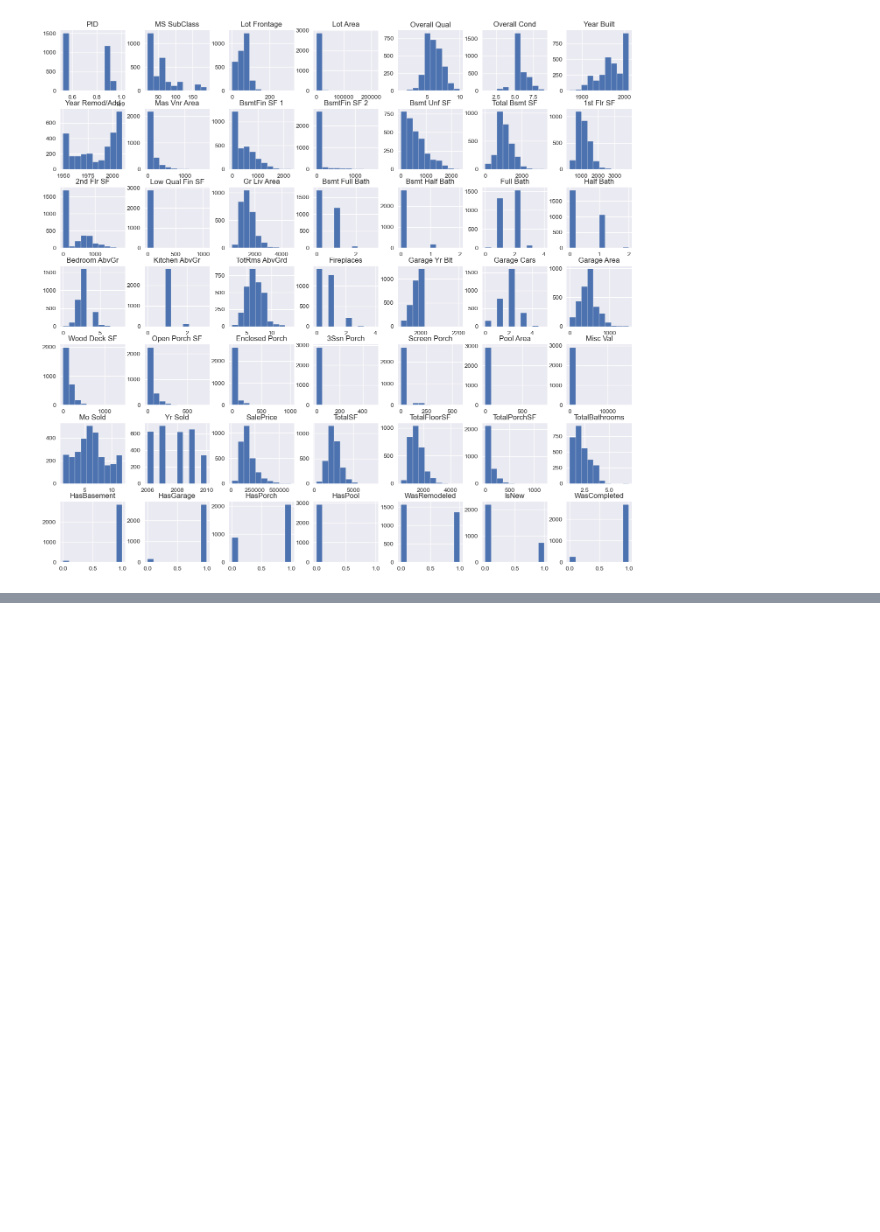
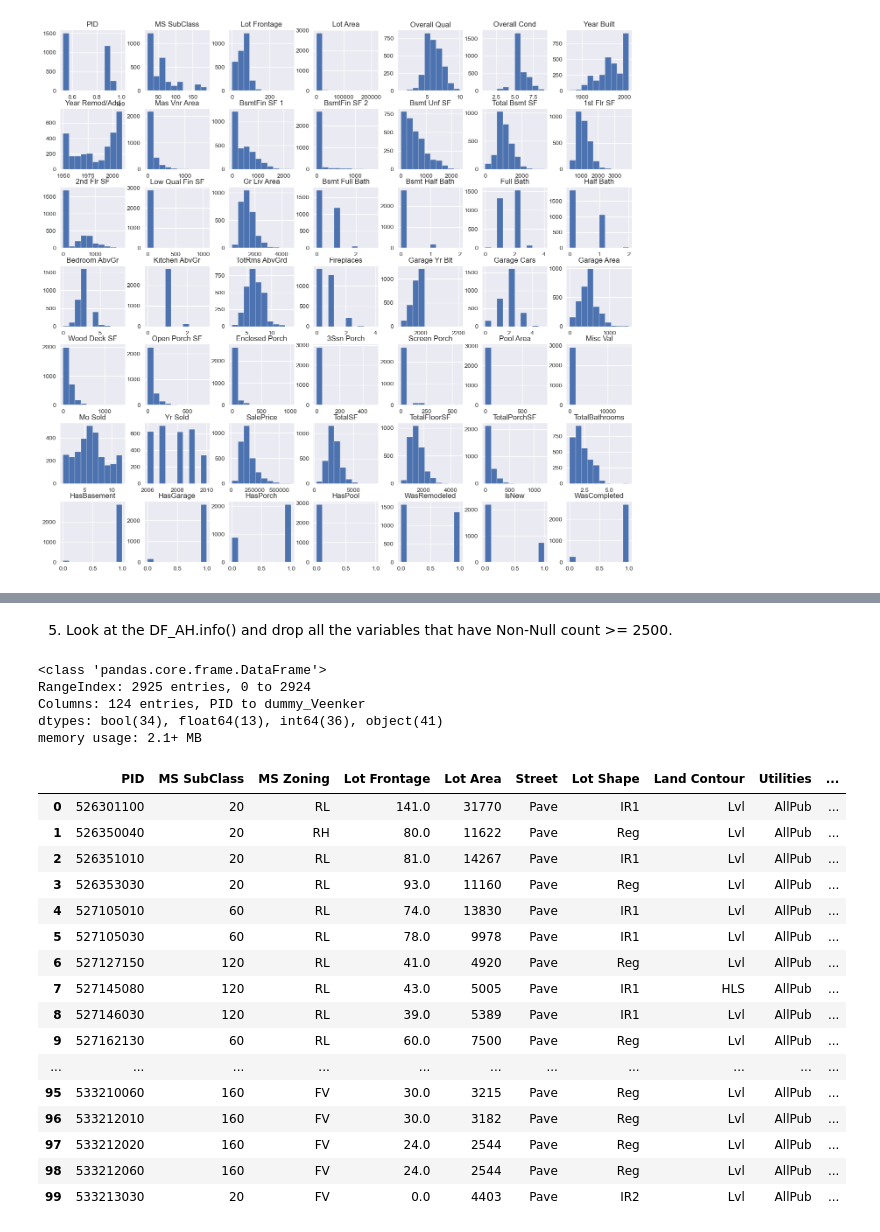
Before and after one commit to sah9j/MidtermProject3550, a Jupyter notebook: Data3550MidPro_MAIN.ipynb, the cells around one changed output, grey strips where cells are left out. Saved outputs shown, nothing was run; the diff lists cells and outputs as text; code cells hidden in the pictures; blank space fills up the shorter version.

```diff
--- a/Data3550MidPro_MAIN.ipynb
+++ b/Data3550MidPro_MAIN.ipynb
@@ -120,0 +90,14 @@ plt.show()
+# %%
+# Create dummy variables for the column 'Foundation'
+
+# Create dummy variables
+dummy_variables = pd.get_dummies(df_ah['Foundation'], prefix='dummy')
+
+# Concatenate the dummy variables with the original DataFrame
+df_ah = pd.concat([df_ah, dummy_variables], axis=1)
+
+# Drop the original column if needed
+df_ah = df_ah.drop('Foundation', axis=1)
+
+# Display the resulting DataFrame
+df_ah.head()
@@ -120,0 +120,14 @@ plt.show()
+# %%
+# Create dummy variables for the column 'Foundation'
+
+# Create dummy variables
+dummy_variables = pd.get_dummies(df_ah['Neighborhood'], prefix='dummy')
+
+# Concatenate the dummy variables with the original DataFrame
+df_ah = pd.concat([df_ah, dummy_variables], axis=1)
+
+# Drop the original column if needed
+df_ah = df_ah.drop('Neighborhood', axis=1)
+
+# Display the resulting DataFrame
+df_ah.head()
@@ -120,0 +141,35 @@ plt.show()
+# %% [markdown]
+5) Look at the DF_AH.info() and drop all the variables that have Non-Null count >= 2500.
+# %%
+# Display information about the DataFrame
+df_ah.info()
+
+# Create a new DataFrame with columns having non-null counts >= 2500
+min_non_null_count = 2500
+filtered_df = df_ah.dropna(axis=1, thresh=min_non_null_count)
+
+# Display the resulting DataFrame
+filtered_df.head(100)
+# %% [output]
+<class 'pandas.core.frame.DataFrame'>
+RangeIndex: 2925 entries, 0 to 2924
+Columns: 124 entries, PID to dummy_Veenker
+dtypes: bool(34), float64(13), int64(36), object(41)
+memory usage: 2.1+ MB
+|  | PID | MS SubClass | MS Zoning | Lot Frontage | Lot Area | Street | Lot Shape | Land Contour | Utilities | ... |
+| 0 | 526301100 | 20 | RL | 141.0 | 31770 | Pave | IR1 | Lvl | AllPub | ... |
+| 1 | 526350040 | 20 | RH | 80.0 | 11622 | Pave | Reg | Lvl | AllPub | ... |
+| 2 | 526351010 | 20 | RL | 81.0 | 14267 | Pave | IR1 | Lvl | AllPub | ... |
+| 3 | 526353030 | 20 | RL | 93.0 | 11160 | Pave | Reg | Lvl | AllPub | ... |
+| 4 | 527105010 | 60 | RL | 74.0 | 13830 | Pave | IR1 | Lvl | AllPub | ... |
+| 5 | 527105030 | 60 | RL | 78.0 | 9978 | Pave | IR1 | Lvl | AllPub | ... |
+| 6 | 527127150 | 120 | RL | 41.0 | 4920 | Pave | Reg | Lvl | AllPub | ... |
+| 7 | 527145080 | 120 | RL | 43.0 | 5005 | Pave | IR1 | HLS | AllPub | ... |
+| 8 | 527146030 | 120 | RL | 39.0 | 5389 | Pave | IR1 | Lvl | AllPub | ... |
+| 9 | 527162130 | 60 | RL | 60.0 | 7500 | Pave | Reg | Lvl | AllPub | ... |
+| ... | ... | ... | ... | ... | ... | ... | ... | ... | ... | ... |
+| 95 | 533210060 | 160 | FV | 30.0 | 3215 | Pave | Reg | Lvl | AllPub | ... |
+| 96 | 533212010 | 160 | FV | 30.0 | 3182 | Pave | Reg | Lvl | AllPub | ... |
+| 97 | 533212020 | 160 | FV | 24.0 | 2544 | Pave | Reg | Lvl | AllPub | ... |
+| 98 | 533212060 | 160 | FV | 24.0 | 2544 | Pave | Reg | Lvl | AllPub | ... |
+| 99 | 533213030 | 20 | FV | 0.0 | 4403 | Pave | IR2 | Lvl | AllPub | ... |
```
Also changed, not shown: parts of 18 cells of this notebook.
